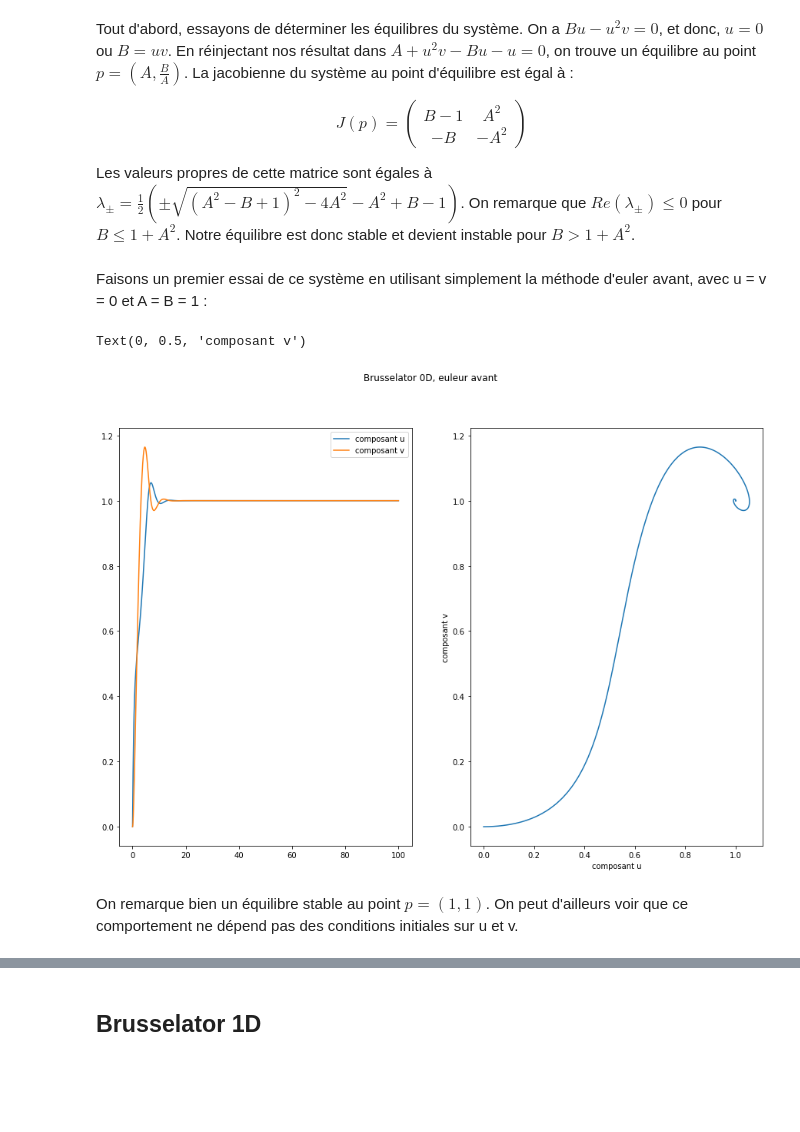
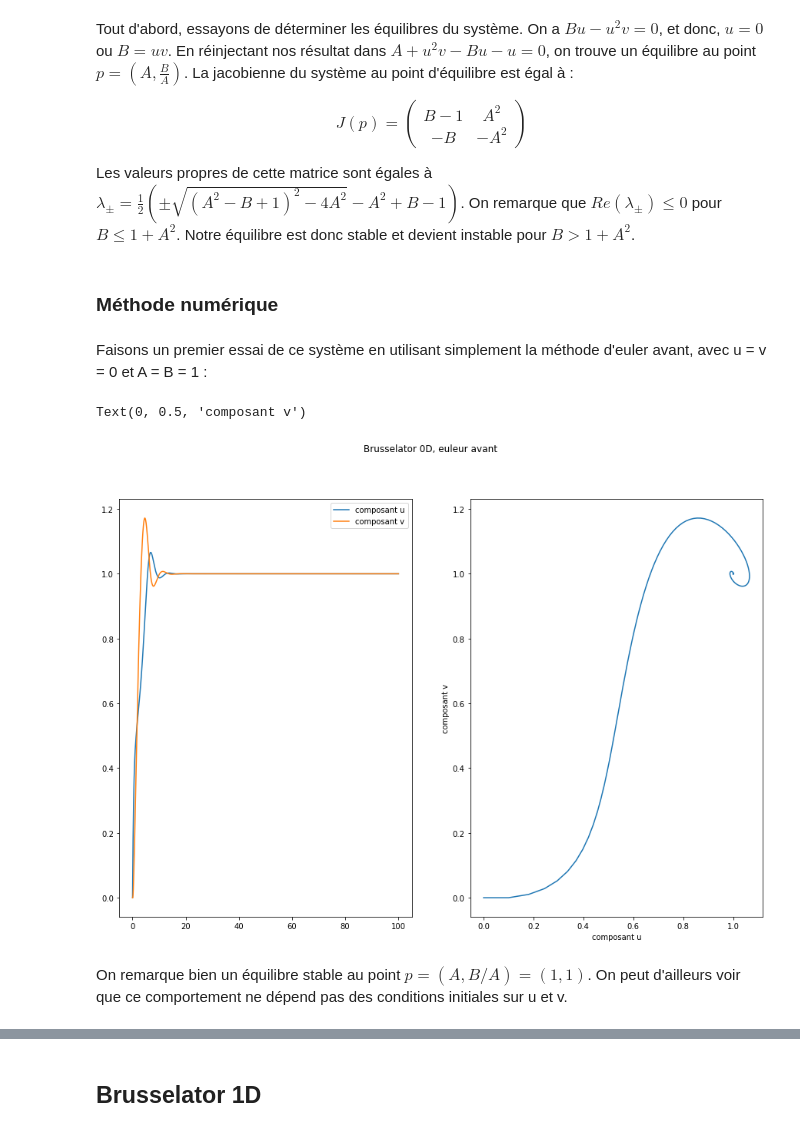
Before and after one commit to quent142/Projet-sim-num-Quentin-Jonathan, a Jupyter notebook: Notebook - Brusselator.ipynb, the cells around one changed output, grey strips where cells are left out. Cells and saved outputs as stored; diff of their text form; code cells hidden in the pictures; blank space fills up the shorter version.

```diff
--- a/Notebook - Brusselator.ipynb
+++ b/Notebook - Brusselator.ipynb
@@ -16,6 +16,8 @@ $$ J(p) = \begin{pmatrix} B - 1 & A^2 \\ -B & -A^2 \end{pmatrix}$$
 
 Les valeurs propres de cette matrice sont égales à $\lambda_{\pm} = \frac{1}{2} ( \pm \sqrt{(A^2 - B + 1)^2 - 4A^2} - A^2 + B -1)$.
 On remarque que $Re(\lambda_{\pm}) \leq 0$ pour $B \leq 1 + A^2$. Notre équilibre est donc stable et devient instable pour $B > 1 + A^2$.
+# %% [markdown]
+### Méthode numérique
 # %% [markdown]
 Faisons un premier essai de ce système en utilisant simplement la méthode d'euler avant, avec u = v = 0 et A = B = 1 :
 # %%
@@ -30,32 +32,32 @@ def dvdt(u,v,A,B) :
     der_v = B*u - v*u**2
     return der_v
 
-def eul_av(A,B,u_0,v_0, t_f, h) :
+def eul_av(A,B,u_0,v_0, t_f, N) :
+    h = t_f/N
     u = [u_0]
     v = [v_0]
-    t = [0]
-    while t[-1] < t_f :
+    t = np.linspace(0,t_f,N+1)
+    for i in range(N) :
         u.append(u[-1] + h*dudt(u[-1],v[-1],A,B))
         v.append(v[-1] + h*dvdt(u[-1],v[-1],A,B))
-        t.append(t[-1] + h)
     return u,v,t
 # %%
-a,b,t = eul_av(1,1,0,0,100,0.01)
+u,v,t = eul_av(1,1,0,0,100,1000)
 
 fig1 = plt.figure(figsize = (15,10))
 fig1.suptitle('Brusselator 0D, euleur avant')
 ax1 = fig1.add_subplot(121)
-ax1.plot(t,a,label = 'composant u')
-ax1.plot(t,b,label = 'composant v')
+ax1.plot(t,u,label = 'composant u')
+ax1.plot(t,v,label = 'composant v')
 plt.legend()
 
 ax2 = fig1.add_subplot(122)
-ax2.plot(a,b)
+ax2.plot(u,v)
 plt.xlabel('composant u')
 plt.ylabel('composant v')
 # %% [output]
 Text(0, 0.5, 'composant v')
-[figure, old version]
+[figure, new version]
 # %% [markdown]
-On remarque bien un équilibre stable au point $p = (1,1)$. On peut d'ailleurs voir que ce comportement ne dépend pas des conditions initiales sur u et v.
+On remarque bien un équilibre stable au point $p = (A,B/A) =(1,1)$. On peut d'ailleurs voir que ce comportement ne dépend pas des conditions initiales sur u et v.
 # %%
```
Also changed, not shown: parts of 16 cells of this notebook.
